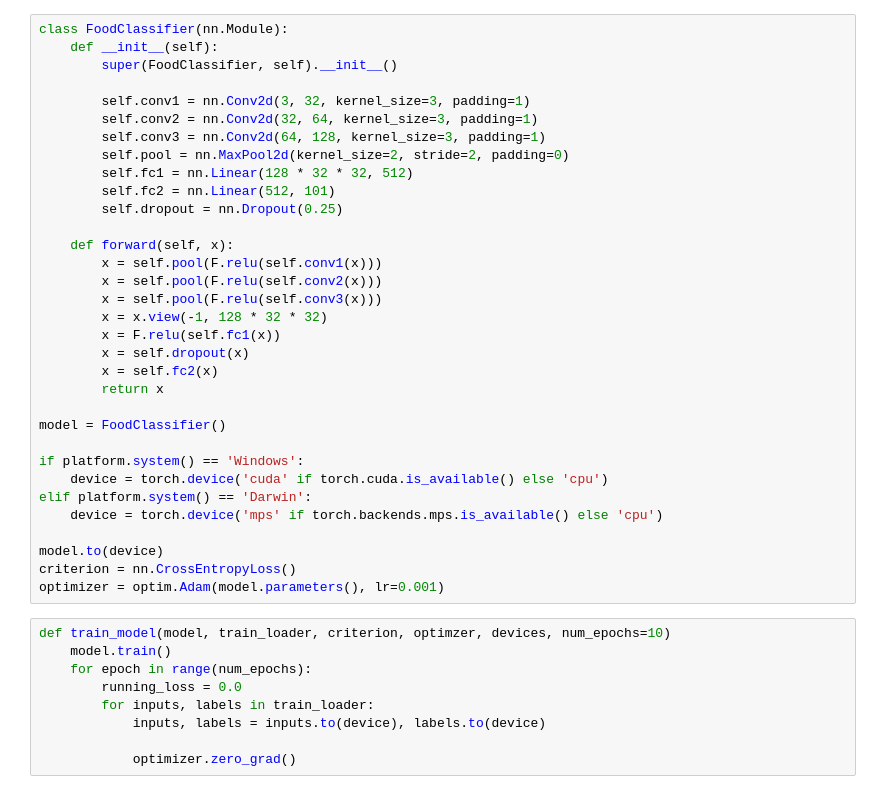
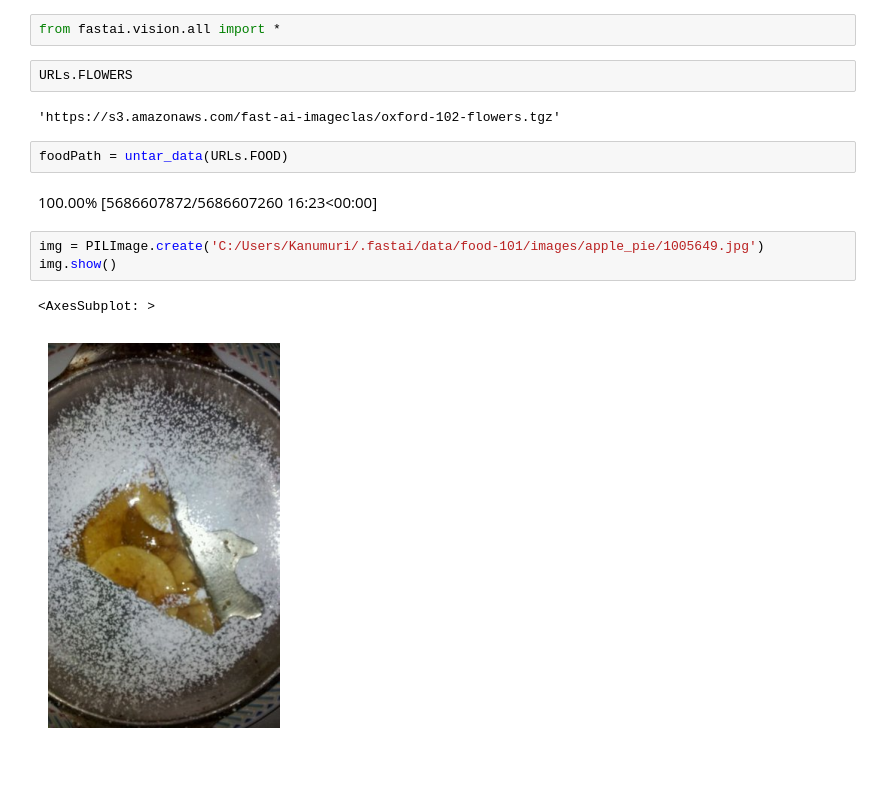
Before and after one commit to Akshajk3/Food-Detector, a Jupyter notebook: main.ipynb, the cells around one changed output. Drawn from its saved outputs; the diff is of its cells as text; blank space fills up the shorter version.

```diff
--- a/main.ipynb
+++ b/main.ipynb
@@ -45,42 +1,16 @@ test_loader = DataLoader(
-# %%
-class FoodClassifier(nn.Module):
-    def __init__(self):
-        super(FoodClassifier, self).__init__()
-
-        self.conv1 = nn.Conv2d(3, 32, kernel_size=3, padding=1)
-        self.conv2 = nn.Conv2d(32, 64, kernel_size=3, padding=1)
-        self.conv3 = nn.Conv2d(64, 128, kernel_size=3, padding=1)
-        self.pool = nn.MaxPool2d(kernel_size=2, stride=2, padding=0)
-        self.fc1 = nn.Linear(128 * 32 * 32, 512)
-        self.fc2 = nn.Linear(512, 101)
-        self.dropout = nn.Dropout(0.25)
-
-    def forward(self, x):
-        x = self.pool(F.relu(self.conv1(x)))
-        x = self.pool(F.relu(self.conv2(x)))
-        x = self.pool(F.relu(self.conv3(x)))
-        x = x.view(-1, 128 * 32 * 32)
-        x = F.relu(self.fc1(x))
-        x = self.dropout(x)
-        x = self.fc2(x)
-        return x
-
-model = FoodClassifier()
-
-if platform.system() == 'Windows':
-    device = torch.device('cuda' if torch.cuda.is_available() else 'cpu')
-elif platform.system() == 'Darwin':
-    device = torch.device('mps' if torch.backends.mps.is_available() else 'cpu')
-
-model.to(device)
-criterion = nn.CrossEntropyLoss()
-optimizer = optim.Adam(model.parameters(), lr=0.001)
-# %%
-def train_model(model, train_loader, criterion, optimzer, devices, num_epochs=10)
-    model.train()
-    for epoch in range(num_epochs):
-        running_loss = 0.0
-        for inputs, labels in train_loader:
-            inputs, labels = inputs.to(device), labels.to(device)
-
-            optimizer.zero_grad()
+# %%
+from fastai.vision.all import *
+# %%
+URLs.FLOWERS
+# %% [output]
+'https://s3.amazonaws.com/fast-ai-imageclas/oxford-102-flowers.tgz'
+# %%
+foodPath = untar_data(URLs.FOOD)
+# %% [output]
+100.00% [5686607872/5686607260 16:23<00:00]
+# %%
+img = PILImage.create('C:/Users/Kanumuri/.fastai/data/food-101/images/apple_pie/1005649.jpg')
+img.show()
+# %% [output]
+<AxesSubplot: >
+[figure, added]
```
Also changed, not shown: parts of 2 cells of this notebook.
